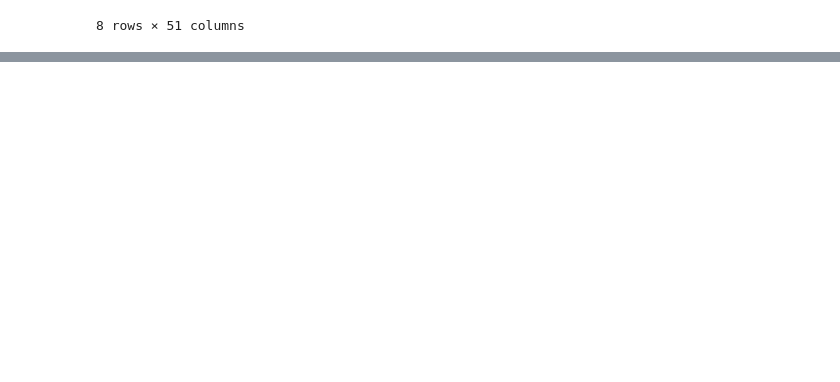
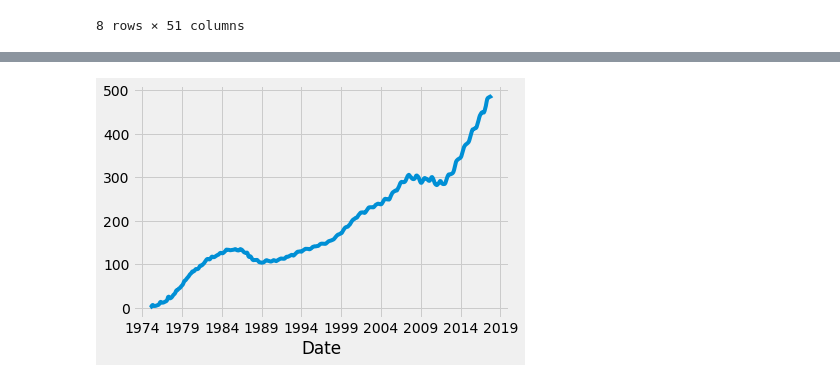
Before and after one commit to vijayPagi/Data-Analysis, a Jupyter notebook: Real Estate Dataset.ipynb, the cells around one changed output, grey strips where cells are left out. Cells and saved outputs as stored; diff of their text form; code cells hidden in the pictures; blank space fills up the shorter version.

```diff
--- a/Real Estate Dataset.ipynb
+++ b/Real Estate Dataset.ipynb
@@ -483,0 +498,6 @@ mainDF_retrieved_Corr.describe()
+# %%
+main_df_retrieved_new['TX'].plot()
+plt.legend().remove()
+plt.show()
+# %% [output]
+[figure, added]
```
Also changed, not shown: parts of 2 cells of this notebook.
